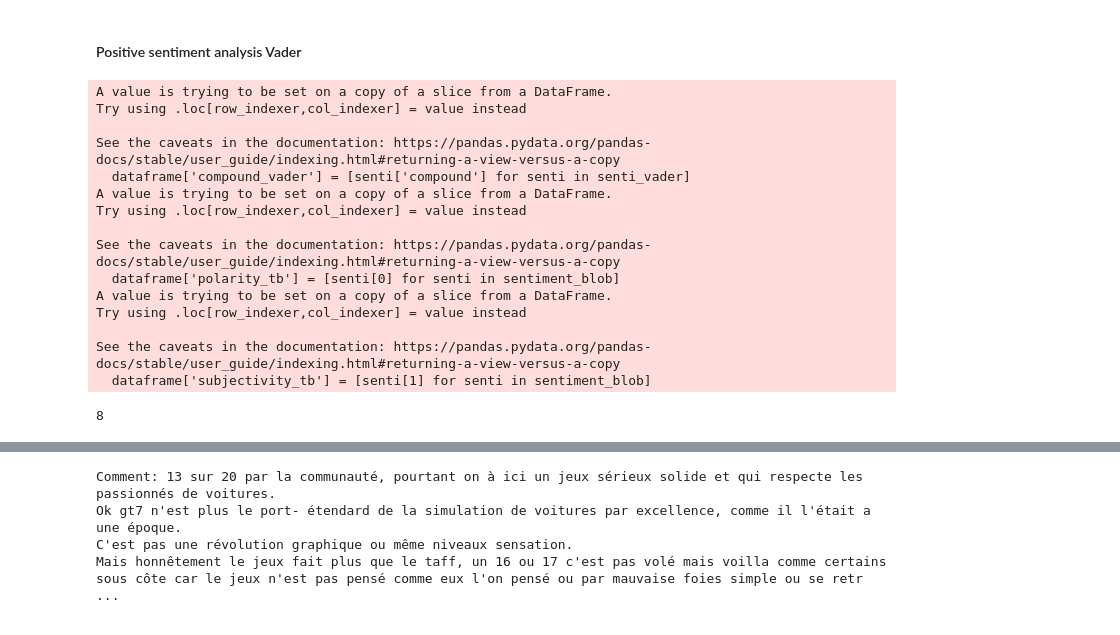
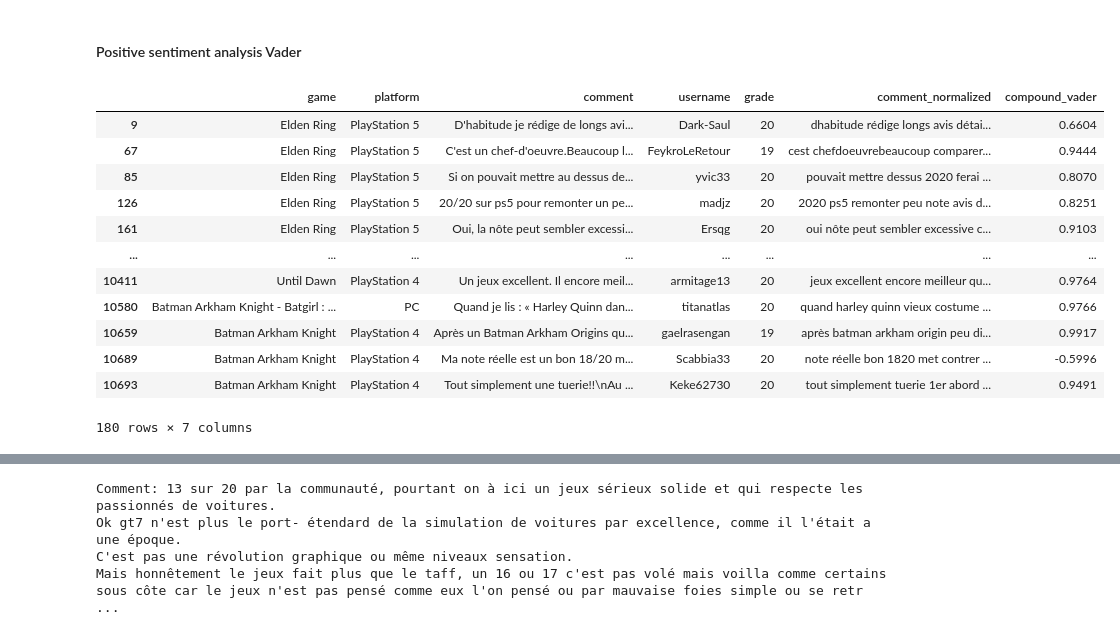
Before and after one commit to florianfrictus/projetWEM, a Jupyter notebook: Review_Bombing_Detection.ipynb, the cells around one changed output, grey strips where cells are left out. Cells and saved outputs as stored; diff of their text form; code cells hidden in the pictures.

Commit message:
Review bombing with csv

```diff
--- a/Review_Bombing_Detection.ipynb
+++ b/Review_Bombing_Detection.ipynb
@@ -79,25 +82,24 @@ review_bombing_neg = review_bombing_neg[review_bombing_neg['username'].isin(name
 #### Positive sentiment analysis Vader
 # %%
 # review_bombing_pos = extract_game_sentiment(dataframe=review_bombing_pos, game='Elden Ring')
-review_bombing_pos = extract_game_sentiment(dataframe=review_bombing_pos, game='Gran Turismo 7')
+review_bombing_pos = extract_game_sentiment(dataframe=review_bombing_pos, game=None)
+review_bombing_neg = extract_game_sentiment(dataframe=review_bombing_neg, game=None)
-# %% [output]
-A value is trying to be set on a copy of a slice from a DataFrame.
-Try using .loc[row_indexer,col_indexer] = value instead
-
-See the caveats in the documentation: https://pandas.pydata.org/pandas-docs/stable/user_guide/indexing.html#returning-a-view-versus-a-copy
-  dataframe['compound_vader'] = [senti['compound'] for senti in senti_vader]
-A value is trying to be set on a copy of a slice from a DataFrame.
-Try using .loc[row_indexer,col_indexer] = value instead
-
-See the caveats in the documentation: https://pandas.pydata.org/pandas-docs/stable/user_guide/indexing.html#returning-a-view-versus-a-copy
-  dataframe['polarity_tb'] = [senti[0] for senti in sentiment_blob]
-A value is trying to be set on a copy of a slice from a DataFrame.
-Try using .loc[row_indexer,col_indexer] = value instead
-
-See the caveats in the documentation: https://pandas.pydata.org/pandas-docs/stable/user_guide/indexing.html#returning-a-view-versus-a-copy
-  dataframe['subjectivity_tb'] = [senti[1] for senti in sentiment_blob]
 # %%
-print(len(review_bombing_pos))
-review_bombing_pos.to_csv('pos.csv', encoding='utf-8-sig')
+# print(len(review_bombing_pos))
+# review_bombing_pos.to_csv('pos.csv', encoding='utf-8-sig')
-# %% [output]
-8
+# %%
+review_bombing_pos.head(-5)
+# %% [output]
+|  | game | platform | comment | username | grade | comment_normalized | compound_vader |
+| 9 | Elden Ring | PlayStation 5 | D'habitude je rédige de longs avi... | Dark-Saul | 20 | dhabitude rédige longs avis détai... | 0.6604 |
+| 67 | Elden Ring | PlayStation 5 | C'est un chef-d'oeuvre.Beaucoup l... | FeykroLeRetour | 19 | cest chefdoeuvrebeaucoup comparer... | 0.9444 |
+| 85 | Elden Ring | PlayStation 5 | Si on pouvait mettre au dessus de... | yvic33 | 20 | pouvait mettre dessus 2020 ferai ... | 0.8070 |
+| 126 | Elden Ring | PlayStation 5 | 20/20 sur ps5 pour remonter un pe... | madjz | 20 | 2020 ps5 remonter peu note avis d... | 0.8251 |
+| 161 | Elden Ring | PlayStation 5 | Oui, la nôte peut sembler excessi... | Ersqg | 20 | oui nôte peut sembler excessive c... | 0.9103 |
+| ... | ... | ... | ... | ... | ... | ... | ... |
+| 10411 | Until Dawn | PlayStation 4 | Un jeux excellent. Il encore meil... | armitage13 | 20 | jeux excellent encore meilleur qu... | 0.9764 |
+| 10580 | Batman Arkham Knight - Batgirl : ... | PC | Quand je lis : « Harley Quinn dan... | titanatlas | 20 | quand harley quinn vieux costume ... | 0.9766 |
+| 10659 | Batman Arkham Knight | PlayStation 4 | Après un Batman Arkham Origins qu... | gaelrasengan | 19 | après batman arkham origin peu di... | 0.9917 |
+| 10689 | Batman Arkham Knight | PlayStation 4 | Ma note réelle est un bon 18/20 m... | Scabbia33 | 20 | note réelle bon 1820 met contrer ... | -0.5996 |
+| 10693 | Batman Arkham Knight | PlayStation 4 | Tout simplement une tuerie!!\nAu ... | Keke62730 | 20 | tout simplement tuerie 1er abord ... | 0.9491 |
+180 rows × 7 columns
```
Also changed, not shown: parts of 7 cells of this notebook, 12 other files.
